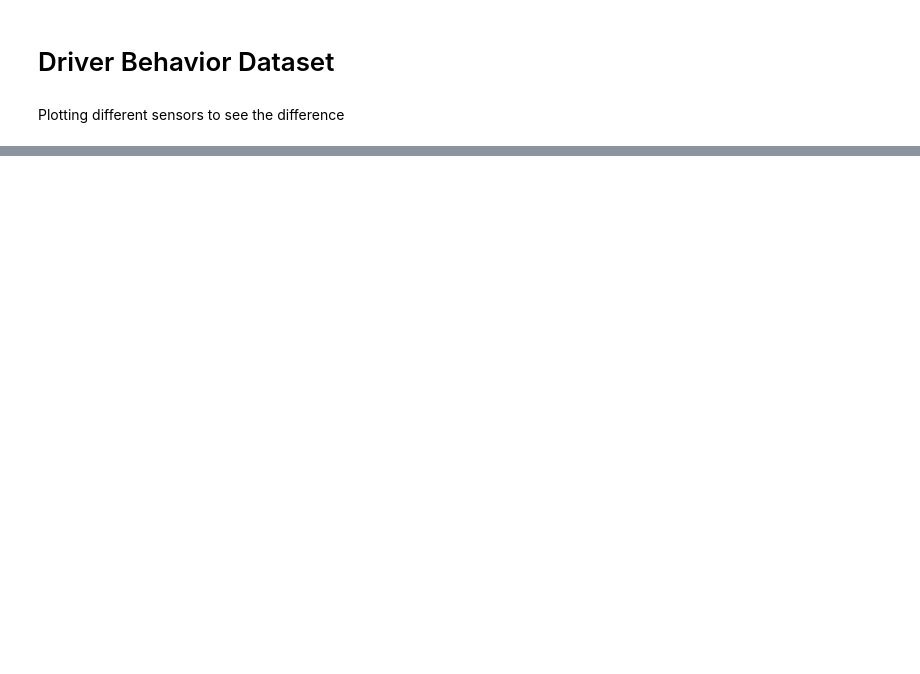
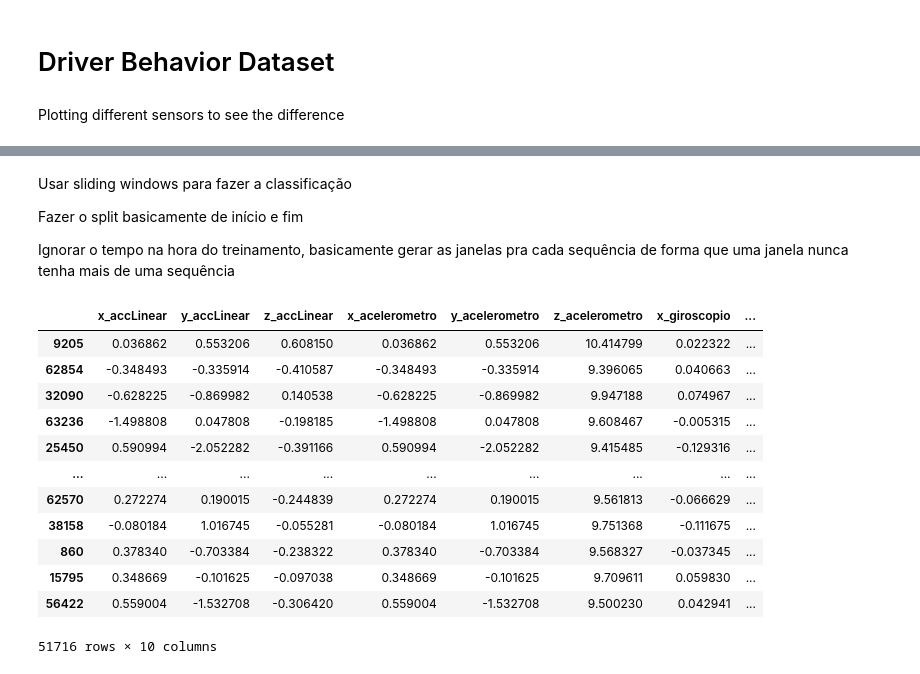
Before and after one commit to RenanFlorencio/DBdatasets, a Jupyter notebook: dbdataset/dbdataset.ipynb, the cells around one changed output, grey strips where cells are left out. Saved outputs shown, nothing was run; the diff lists cells and outputs as text; code cells hidden in the pictures; blank space fills up the shorter version.

```diff
--- a/dbdataset/dbdataset.ipynb
+++ b/dbdataset/dbdataset.ipynb
@@ -11,7 +11,7 @@ def get_event(seconds_passed, groundTruth):
     return None
 # %%
 def getGroundTruth(df, groundTruth_orig):
-    df['seconds_passed'] = (df['timestamp'] - df['timestamp'].iloc[0]).dt.total_seconds() # Converting timestamp to seconds passed
+    df['seconds_passed'] = (df['uptimeNanos'] - df['uptimeNanos'].iloc[0]) / 1e9 # Converting timestamp to seconds passed
     df['evento'] = df['seconds_passed'].apply(lambda x: get_event(x, groundTruth_orig)) # Getting the event for each row based on seconds passed
     return df
 # %%
@@ -111,0 +101,22 @@ plot_sensor_data(df, 'accLinear', figsize=(25, 4), begin=280, end=400)
+# %% [markdown]
+Usar sliding windows para fazer a classificação
+
+Fazer o split basicamente de início e fim
+
+Ignorar o tempo na hora do treinamento, basicamente gerar as janelas pra cada sequência de forma que uma janela nunca tenha mais de uma sequência
+# %%
+train_x
+# %% [output]
+|  | x_accLinear | y_accLinear | z_accLinear | x_acelerometro | y_acelerometro | z_acelerometro | x_giroscopio | ... |
+| 9205 | 0.036862 | 0.553206 | 0.608150 | 0.036862 | 0.553206 | 10.414799 | 0.022322 | ... |
+| 62854 | -0.348493 | -0.335914 | -0.410587 | -0.348493 | -0.335914 | 9.396065 | 0.040663 | ... |
+| 32090 | -0.628225 | -0.869982 | 0.140538 | -0.628225 | -0.869982 | 9.947188 | 0.074967 | ... |
+| 63236 | -1.498808 | 0.047808 | -0.198185 | -1.498808 | 0.047808 | 9.608467 | -0.005315 | ... |
+| 25450 | 0.590994 | -2.052282 | -0.391166 | 0.590994 | -2.052282 | 9.415485 | -0.129316 | ... |
+| ... | ... | ... | ... | ... | ... | ... | ... | ... |
+| 62570 | 0.272274 | 0.190015 | -0.244839 | 0.272274 | 0.190015 | 9.561813 | -0.066629 | ... |
+| 38158 | -0.080184 | 1.016745 | -0.055281 | -0.080184 | 1.016745 | 9.751368 | -0.111675 | ... |
+| 860 | 0.378340 | -0.703384 | -0.238322 | 0.378340 | -0.703384 | 9.568327 | -0.037345 | ... |
+| 15795 | 0.348669 | -0.101625 | -0.097038 | 0.348669 | -0.101625 | 9.709611 | 0.059830 | ... |
+| 56422 | 0.559004 | -1.532708 | -0.306420 | 0.559004 | -1.532708 | 9.500230 | 0.042941 | ... |
+51716 rows × 10 columns
```
Also changed, not shown: parts of 11 cells of this notebook.
